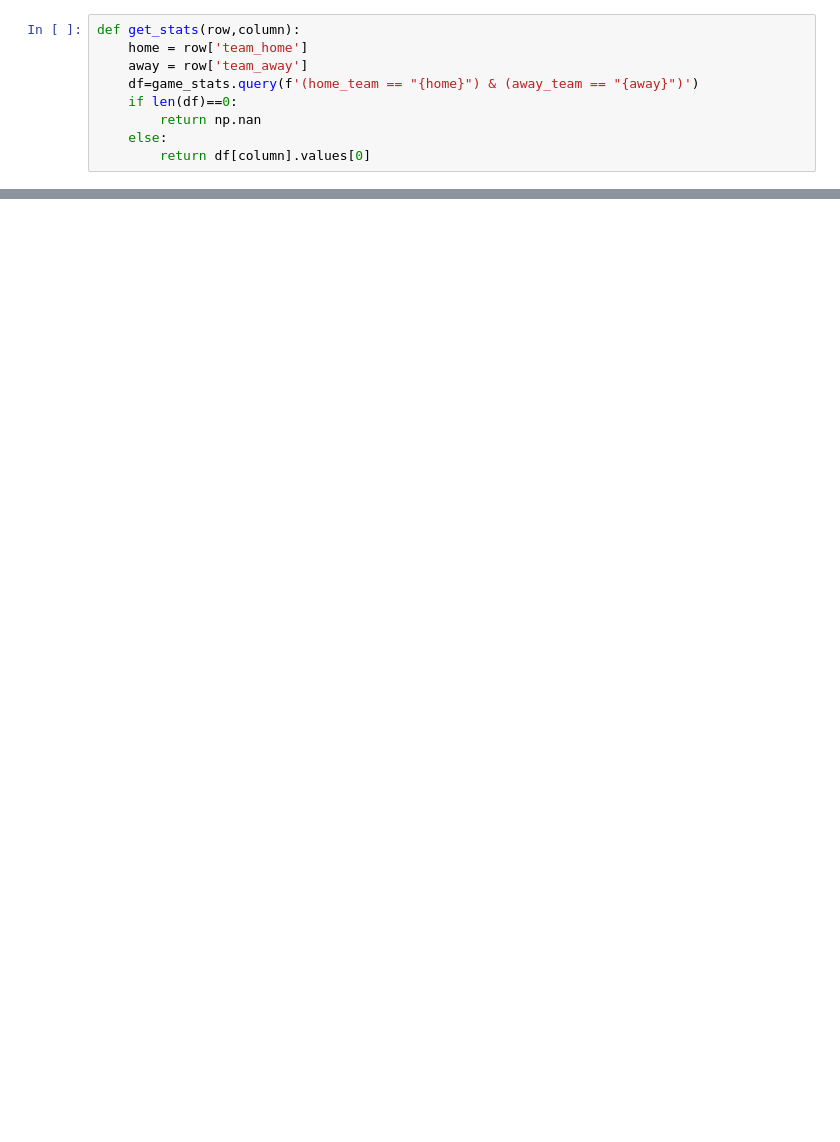
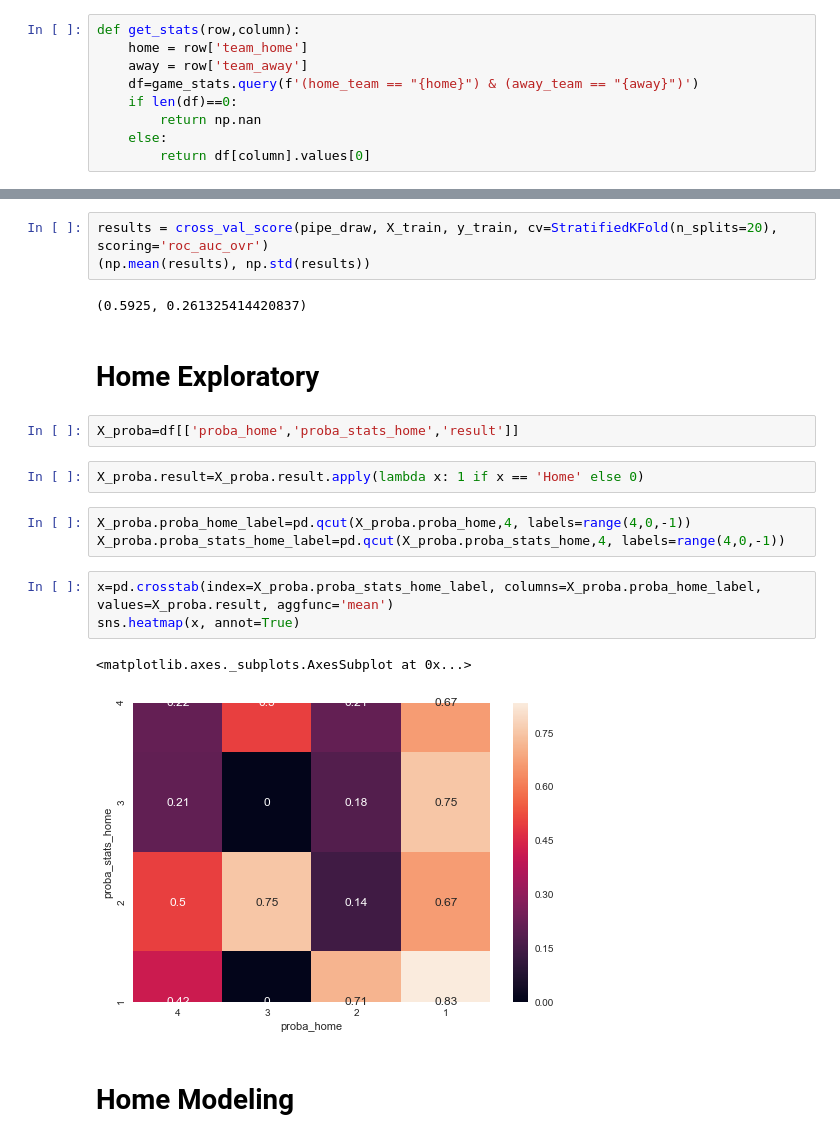
Before and after one commit to luisgzaparolli/bundesbet, a Jupyter notebook: models/stack/stack.ipynb, the cells around one changed output, grey strips where cells are left out. Cells and saved outputs as stored; diff of their text form; blank space fills up the shorter version.

```diff
--- a/models/stack/stack.ipynb
+++ b/models/stack/stack.ipynb
@@ -52,0 +105,22 @@ sns.heatmap(x, annot=True)
+# %%
+results = cross_val_score(pipe_draw, X_train, y_train, cv=StratifiedKFold(n_splits=20), scoring='roc_auc_ovr')
+(np.mean(results), np.std(results))
+# %% [output]
+(0.5925, 0.261325414420837)
+# %% [markdown]
+# Home Exploratory
+# %%
+X_proba=df[['proba_home','proba_stats_home','result']]
+# %%
+X_proba.result=X_proba.result.apply(lambda x: 1 if x == 'Home' else 0)
+# %%
+X_proba.proba_home_label=pd.qcut(X_proba.proba_home,4, labels=range(4,0,-1))
+X_proba.proba_stats_home_label=pd.qcut(X_proba.proba_stats_home,4, labels=range(4,0,-1))
+# %%
+x=pd.crosstab(index=X_proba.proba_stats_home_label, columns=X_proba.proba_home_label, values=X_proba.result, aggfunc='mean')
+sns.heatmap(x, annot=True)
+# %% [output]
+<matplotlib.axes._subplots.AxesSubplot at 0x...>
+[figure, added]
+# %% [markdown]
+# Home Modeling
```
Also changed, not shown: parts of 53 cells of this notebook.
